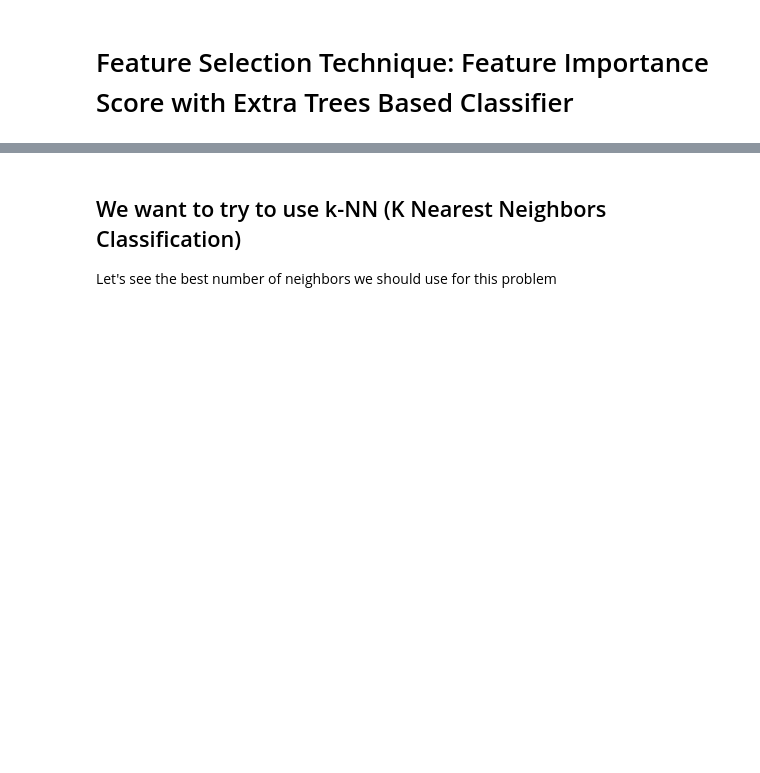
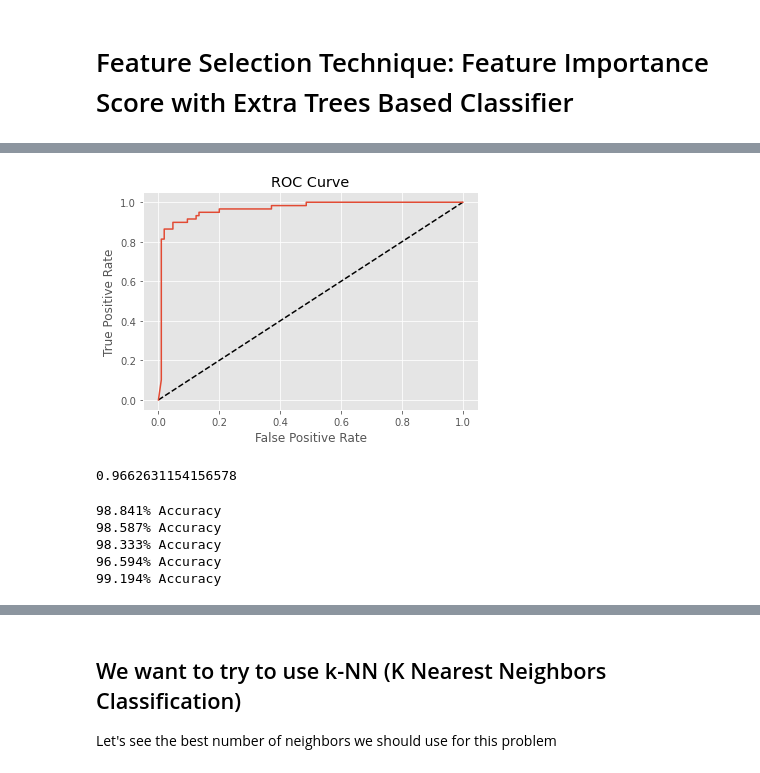
Before and after one commit to lordofsahil/cancerproject, a Jupyter notebook: CancerDiagnosis.ipynb, the cells around one changed output, grey strips where cells are left out. Saved outputs shown, nothing was run; the diff lists cells and outputs as text; code cells hidden in the pictures; blank space fills up the shorter version.

Commit message:
updating logreg

```diff
--- a/CancerDiagnosis.ipynb
+++ b/CancerDiagnosis.ipynb
@@ -118,0 +127,17 @@ plt.show()
+# %%
+from sklearn.linear_model import LogisticRegression
+from sklearn.metrics import confusion_matrix, classification_report
+from sklearn.metrics import roc_curve, roc_auc_score
+from sklearn.pipeline import Pipeline
+
+logreg = LogisticRegression()
+
+X_train, X_test, y_train, y_test = train_test_split(X, y, test_size=0.3, random_state=42)
+
+logreg.fit(X_train, y_train)
+
+y_pred = logreg.predict(X_test)
+
+logreg.score(X_test, y_test)
+
+print(classification_report(y_test, y_pred))
@@ -118,0 +153,26 @@ plt.show()
+# %%
+y_pred_prob = logreg.predict_proba(X_test)[:,1]
+fpr, tpr, thresholds = roc_curve(y_test, y_pred_prob, pos_label='M')
+
+plt.plot([0,1], [0,1], 'k--')
+plt.plot(fpr, tpr, label='Logistic Regression')
+plt.xlabel('False Positive Rate')
+plt.ylabel('True Positive Rate')
+plt.title('ROC Curve')
+plt.show()
+# %% [output]
+[figure, added]
+# %%
+roc_auc_score(y_test, y_pred_prob)
+# %% [output]
+0.9662631154156578
+# %%
+cv_scores = cross_val_score(logreg, X, y, cv=5, scoring='roc_auc')
+for i in cv_scores:
+    print(f"{round(i * 100,3)}% Accuracy")
+# %% [output]
+98.841% Accuracy
+98.587% Accuracy
+98.333% Accuracy
+96.594% Accuracy
+99.194% Accuracy
```
Also changed, not shown: parts of 7 cells of this notebook.
